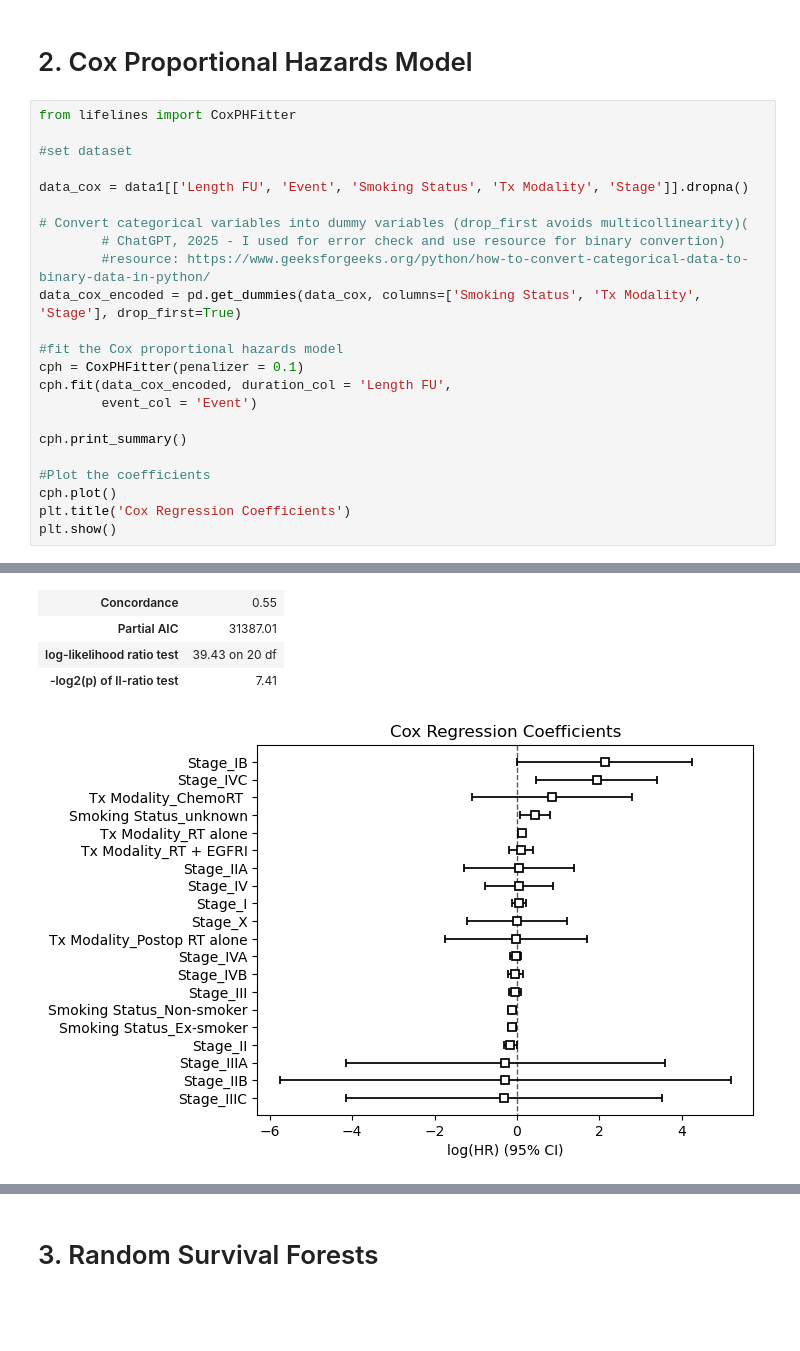
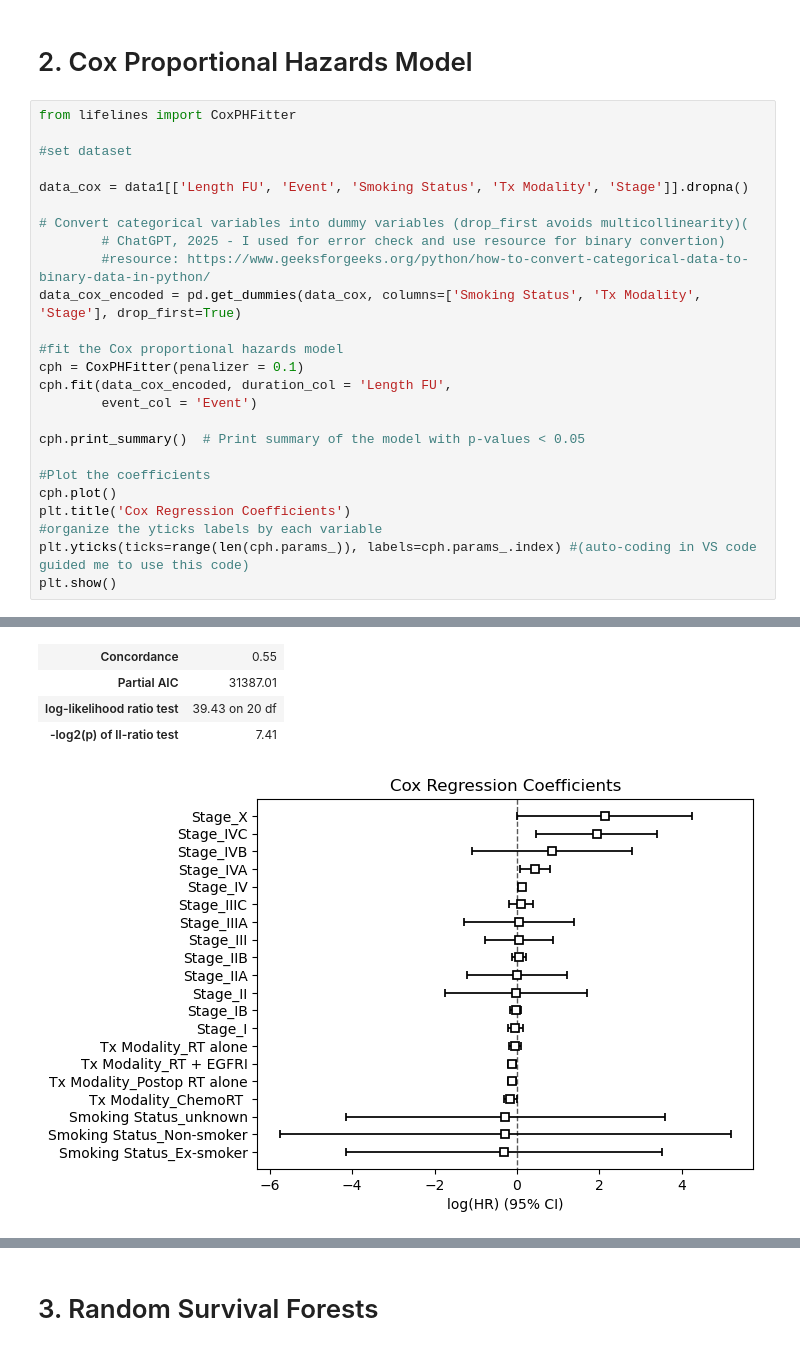
Before and after one commit to nnguyen2255/BINF-5507-Materials, a Jupyter notebook: Assignment4/Scripts/main.ipynb, the cells around one changed output, grey strips where cells are left out. Saved outputs shown, nothing was run; the diff lists cells and outputs as text; blank space fills up the shorter version.

Commit message:
part3- making plot and start random tree

```diff
--- a/Assignment4/Scripts/main.ipynb
+++ b/Assignment4/Scripts/main.ipynb
@@ -194,11 +203,13 @@ cph = CoxPHFitter(penalizer = 0.1)
 cph.fit(data_cox_encoded, duration_col = 'Length FU',
         event_col = 'Event')
 
-cph.print_summary()
+cph.print_summary()  # Print summary of the model with p-values < 0.05
 
 #Plot the coefficients
 cph.plot()
 plt.title('Cox Regression Coefficients')
+#organize the yticks labels by each variable
+plt.yticks(ticks=range(len(cph.params_)), labels=cph.params_.index) #(auto-coding in VS code guided me to use this code)
 plt.show()
 # %% [output]
 | model | lifelines.CoxPHFitter |
@@ -214,22 +225,22 @@ plt.show()
 |  | coef | exp(coef) | se(coef) | coef lower 95% | coef upper 95% | exp(coef) lower 95% | ... |
 | Smoking Status_Ex-smoker | -0.13 | 0.88 | 0.05 | -0.22 | -0.04 | 0.81 | ... |
 | Smoking Status_Non-smoker | -0.12 | 0.88 | 0.05 | -0.22 | -0.03 | 0.80 | ... |
 | Smoking Status_unknown | 0.43 | 1.54 | 0.19 | 0.07 | 0.80 | 1.07 | ... |
 | Tx Modality_ChemoRT | 0.85 | 2.35 | 0.99 | -1.09 | 2.80 | 0.33 | ... |
 | Tx Modality_Postop RT alone | -0.02 | 0.98 | 0.88 | -1.74 | 1.70 | 0.18 | ... |
 | Tx Modality_RT + EGFRI | 0.10 | 1.10 | 0.15 | -0.20 | 0.40 | 0.81 | ... |
 | Tx Modality_RT alone | 0.11 | 1.12 | 0.05 | 0.02 | 0.20 | 1.02 | ... |
 | Stage_I | 0.05 | 1.05 | 0.08 | -0.12 | 0.21 | 0.89 | ... |
 | Stage_IB | 2.12 | 8.37 | 1.08 | 0.01 | 4.24 | 1.01 | ... |
 | Stage_II | -0.16 | 0.85 | 0.08 | -0.32 | 0.00 | 0.73 | ... |
 | ... | ... | ... | ... | ... | ... | ... | ... |
 | Stage_IV | 0.05 | 1.05 | 0.42 | -0.77 | 0.87 | 0.46 | ... |
 | Stage_IVA | -0.03 | 0.97 | 0.07 | -0.17 | 0.10 | 0.85 | ... |
 | Stage_IVB | -0.04 | 0.96 | 0.09 | -0.22 | 0.15 | 0.80 | ... |
 | Stage_IVC | 1.93 | 6.90 | 0.75 | 0.47 | 3.39 | 1.60 | ... |
 | Stage_X | 0.00 | 1.00 | 0.62 | -1.22 | 1.22 | 0.30 | ... |
 | Concordance | 0.55 |
 | Partial AIC | 31387.01 |
 | log-likelihood ratio test | 39.43 on 20 df |
 | -log2(p) of ll-ratio test | 7.41 |
-[figure, old version]
+[figure, new version]
```
Also changed, not shown: parts of 4 cells of this notebook.
